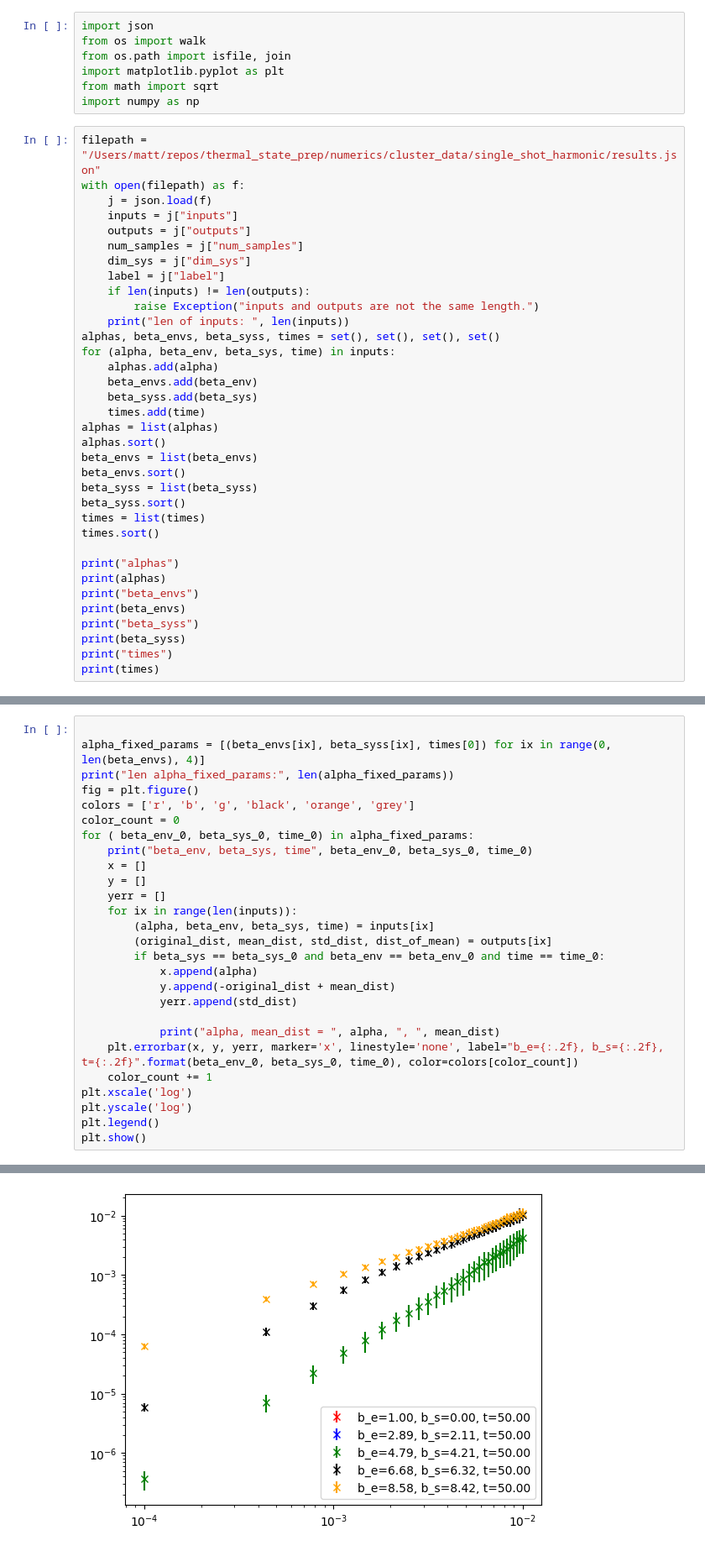
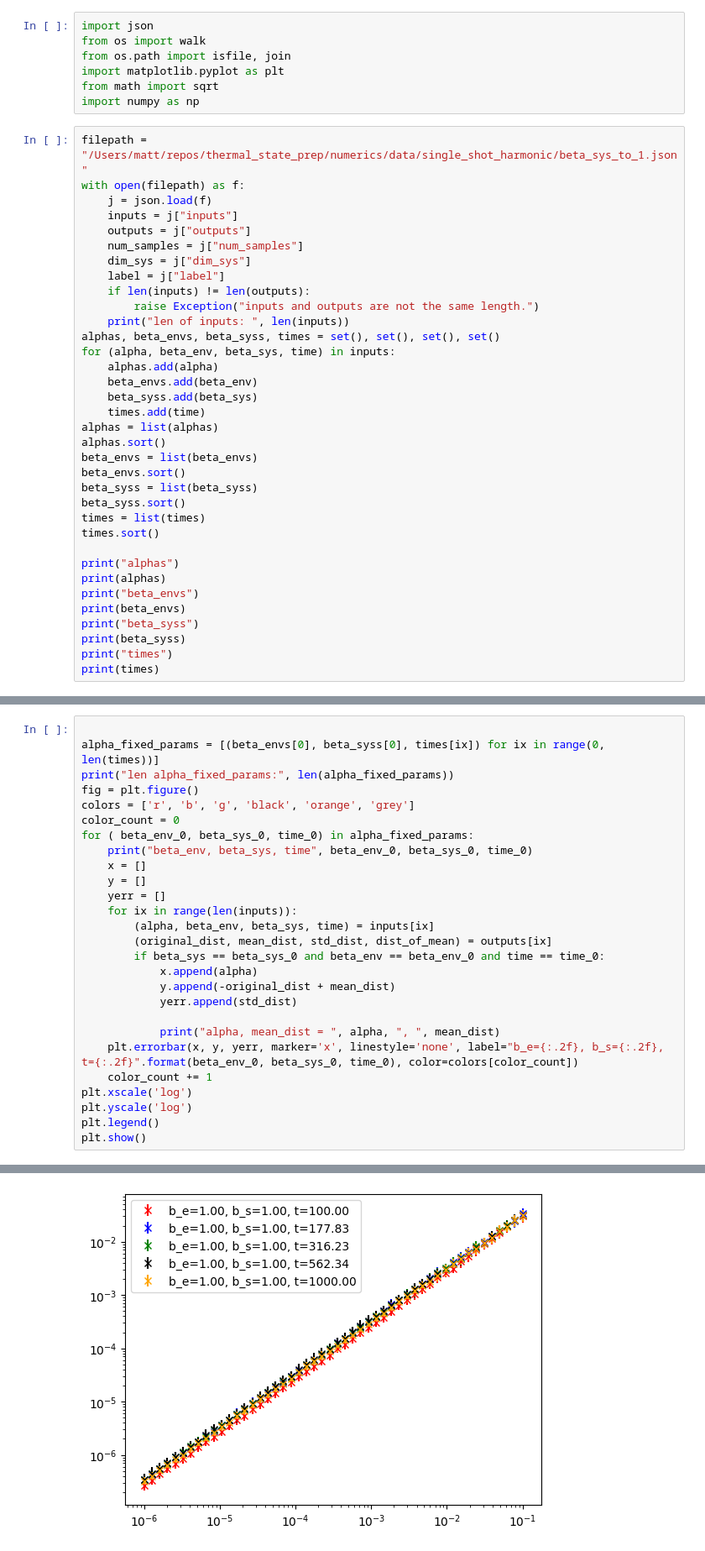
Before and after one commit to matthagan15/thermal_state_prep, a Jupyter notebook: numerics/analysis/single_shot_notebook.ipynb, the cells around one changed output, grey strips where cells are left out. Shown at 84% size. Saved outputs shown, nothing was run; the diff lists cells and outputs as text.

```diff
--- a/numerics/analysis/single_shot_notebook.ipynb
+++ b/numerics/analysis/single_shot_notebook.ipynb
@@ -6,7 +6,7 @@ import matplotlib.pyplot as plt
 from math import sqrt
 import numpy as np
 # %%
-filepath = "/Users/matt/repos/thermal_state_prep/numerics/cluster_data/single_shot_harmonic/results.json"
+filepath = "/Users/matt/repos/thermal_state_prep/numerics/data/single_shot_harmonic/beta_sys_to_1.json"
 with open(filepath) as f:
     j = json.load(f)
     inputs = j["inputs"]
@@ -53,6 +53,6 @@ times
 # %%
 
-alpha_fixed_params = [(beta_envs[ix], beta_syss[ix], times[0]) for ix in range(0, len(beta_envs), 4)]
+alpha_fixed_params = [(beta_envs[0], beta_syss[0], times[ix]) for ix in range(0, len(times))]
 print("len alpha_fixed_params:", len(alpha_fixed_params))
 fig = plt.figure()
 colors = ['r', 'b', 'g', 'black', 'orange', 'grey']
@@ -98,4 +98,4 @@ alpha, mean_dist =  9.99999999999994e-05 ,  0.00010796561953127676
-[figure, old version]
+[figure, new version]
 # %%
 beta_sys_fixed_params = [(alphas[ix], beta_envs[0], times[0]) for ix in range(len(alphas))]
 fig = plt.figure()
```
Also changed, not shown: parts of 3 cells of this notebook, 10 other files.
